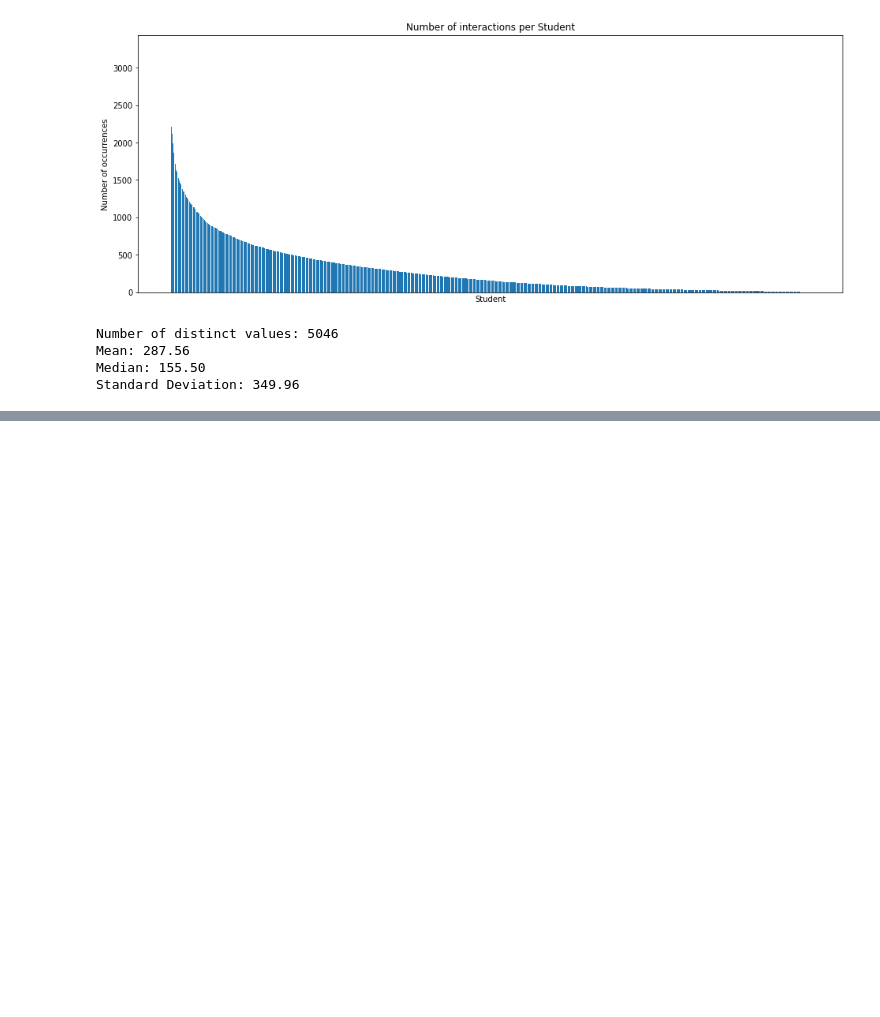
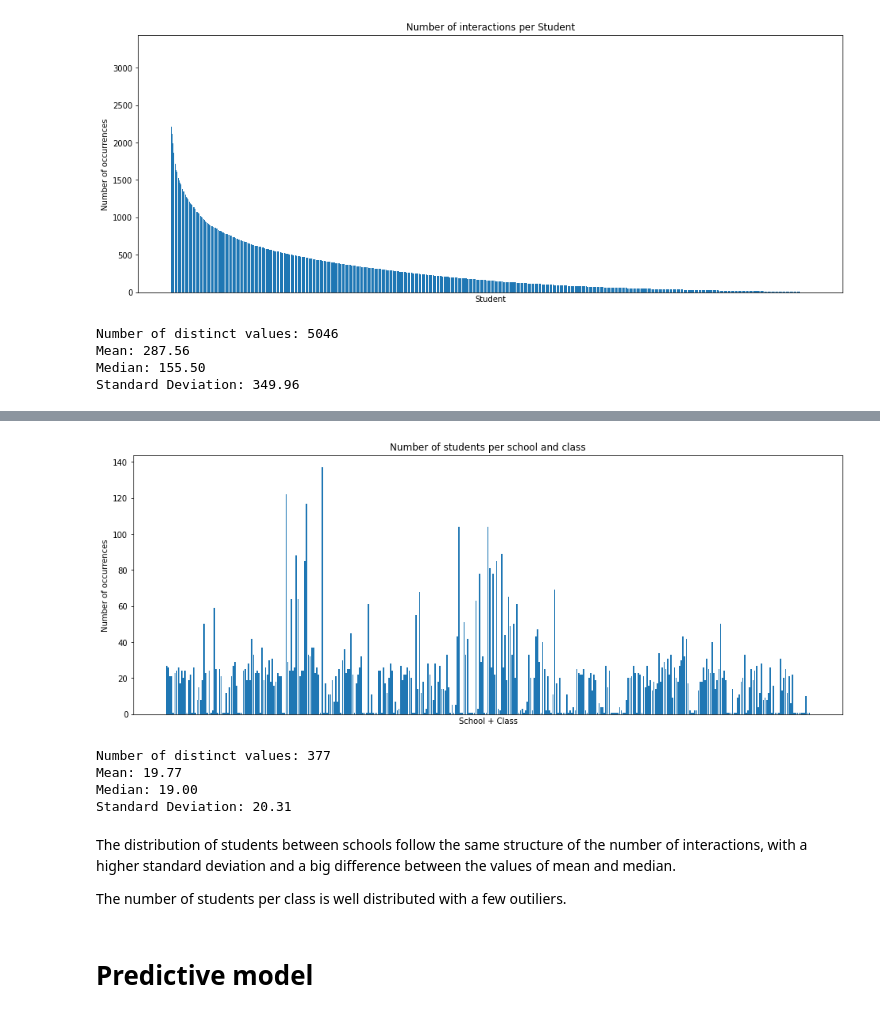
Before and after one commit to boa50/intelligent-tutoring-analysis, a Jupyter notebook: Analysis.ipynb, the cells around one changed output, grey strips where cells are left out. Saved outputs shown, nothing was run; the diff lists cells and outputs as text; code cells hidden in the pictures; blank space fills up the shorter version.

```diff
--- a/Analysis.ipynb
+++ b/Analysis.ipynb
@@ -386,0 +446,20 @@ Standard Deviation: 349.96
+# %%
+grouped_df = df_cleaned[['Anon Student Id', 'School', 'Class']].groupby(['School', 'Class'])
+grouped_df = grouped_df.agg({'Anon Student Id': 'nunique'}).reset_index()
+# %%
+data = grouped_df['Anon Student Id']
+plot_bar(data, title='Number of students per school and class', xlabel='School + Class', show_xticks=False)
+
+print_statistics(data)
+# %% [output]
+[figure, added]
+Number of distinct values: 377
+Mean: 19.77
+Median: 19.00
+Standard Deviation: 20.31
+# %% [markdown]
+The distribution of students between schools follow the same structure of the number of interactions, with a higher standard deviation and a big difference between the values of mean and median.
+
+The number of students per class is well distributed with a few outiliers.
+# %% [markdown]
+# Predictive model
```
Also changed, not shown: parts of 21 cells of this notebook.
